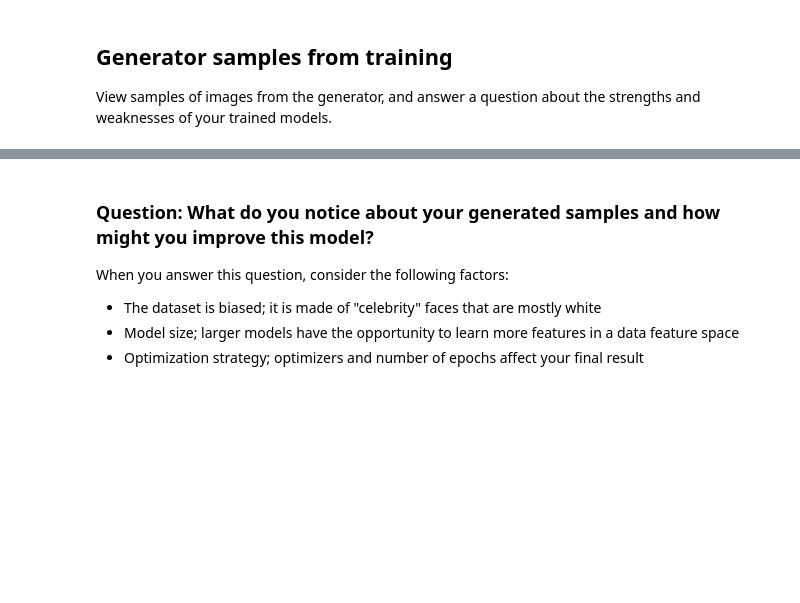
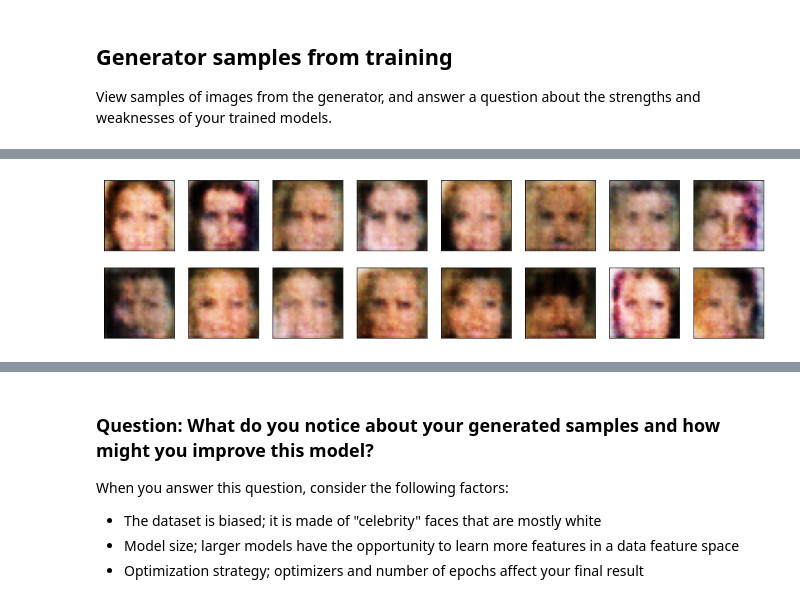
Before and after one commit to szimon/udacity-projects, a Jupyter notebook: deep-learning-nano-degree/face-generation/dlnd_face_generation.ipynb, the cells around one changed output, grey strips where cells are left out. Saved outputs shown, nothing was run; the diff lists cells and outputs as text; code cells hidden in the pictures; blank space fills up the shorter version.

```diff
--- a/deep-learning-nano-degree/face-generation/dlnd_face_generation.ipynb
+++ b/deep-learning-nano-degree/face-generation/dlnd_face_generation.ipynb
@@ -668,0 +670,4 @@ _ = view_samples(0, samples)
+# %%
+ _ = view_samples(int(len(samples) * .1), samples)
+# %% [output]
+[figure, added]
```
Also changed, not shown: parts of 14 cells of this notebook, 1 other file.
